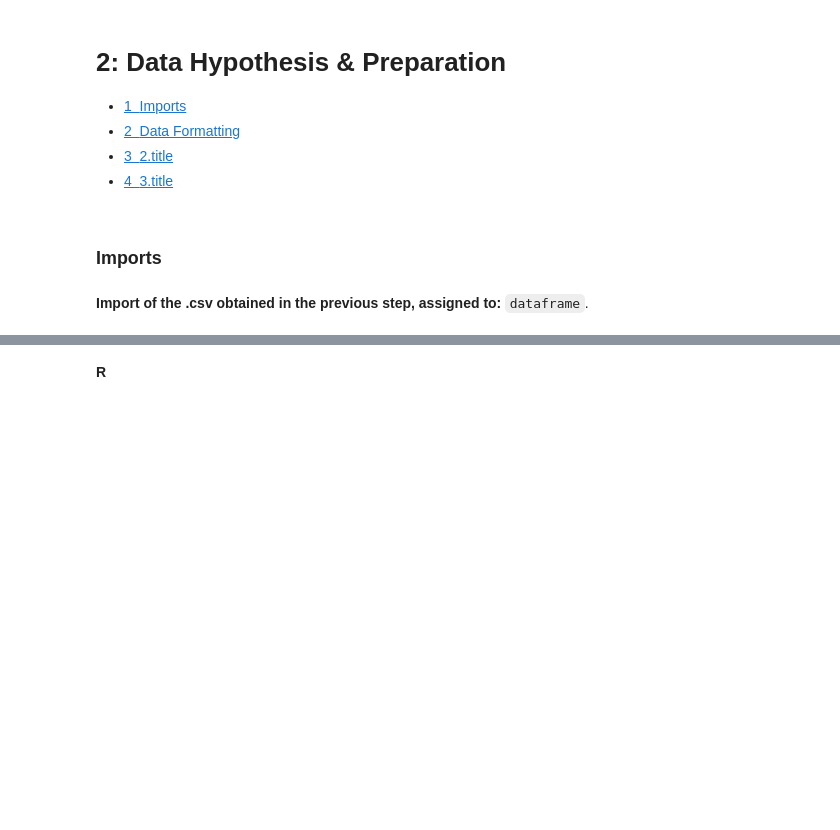
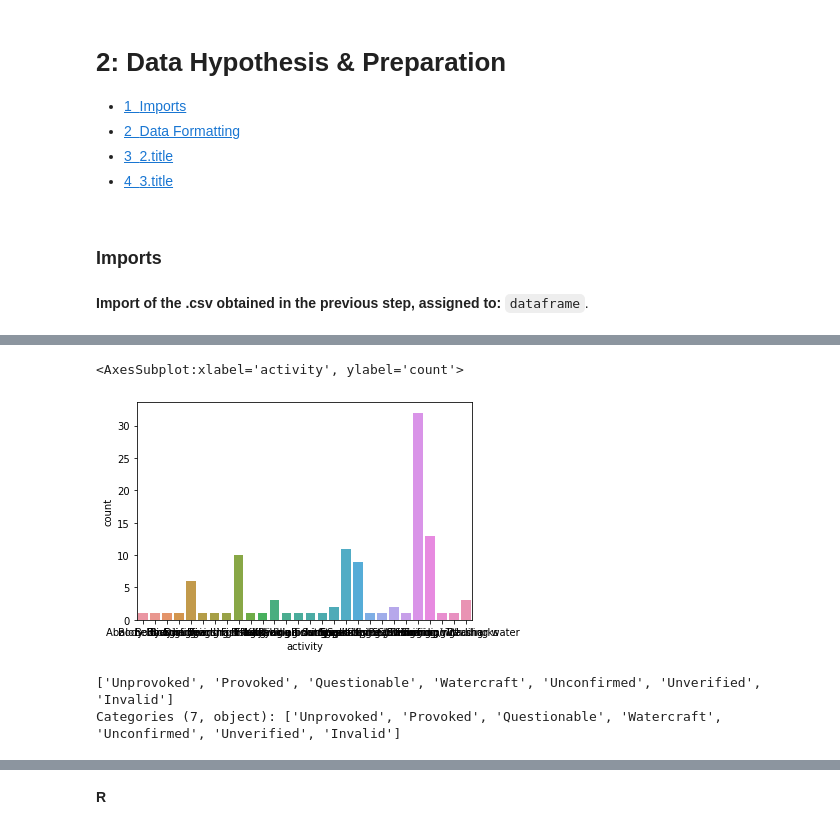
Before and after one commit to CristinaCallejo/EDA-Sharks-with-pandas, a Jupyter notebook: 2-Data-Hypothesis-and-Preparation.ipynb, the cells around one changed output, grey strips where cells are left out. Saved outputs shown, nothing was run; the diff lists cells and outputs as text; code cells hidden in the pictures; blank space fills up the shorter version.

```diff
--- a/2-Data-Hypothesis-and-Preparation.ipynb
+++ b/2-Data-Hypothesis-and-Preparation.ipynb
@@ -106,0 +231,10 @@ df3
+# %%
+sns.countplot(x=df2019.activity)
+# %% [output]
+<AxesSubplot:xlabel='activity', ylabel='count'>
+[figure, added]
+# %%
+df2019.attack.unique()
+# %% [output]
+['Unprovoked', 'Provoked', 'Questionable', 'Watercraft', 'Unconfirmed', 'Unverified', 'Invalid']
+Categories (7, object): ['Unprovoked', 'Provoked', 'Questionable', 'Watercraft', 'Unconfirmed', 'Unverified', 'Invalid']
```
Also changed, not shown: parts of 56 cells of this notebook.
